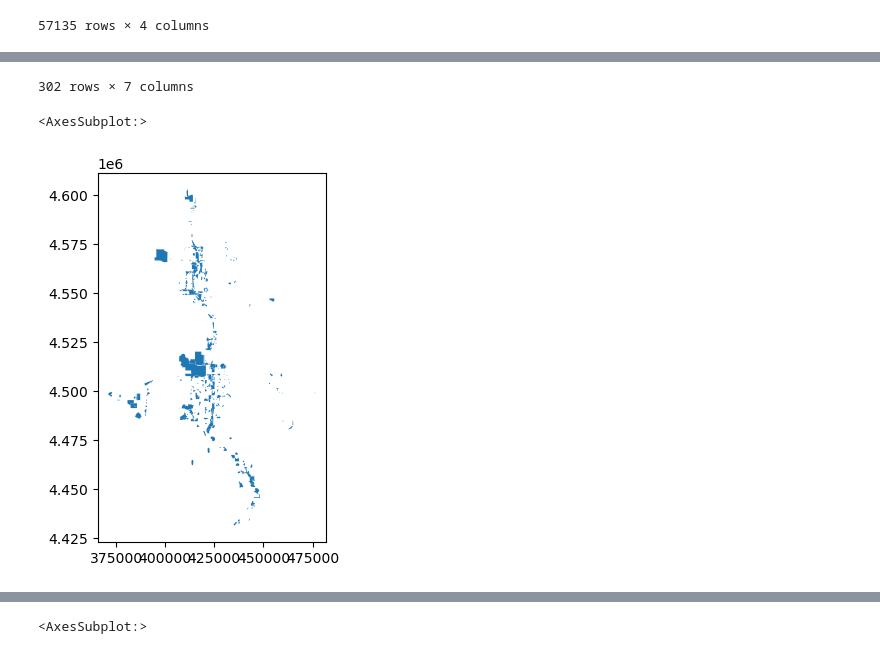
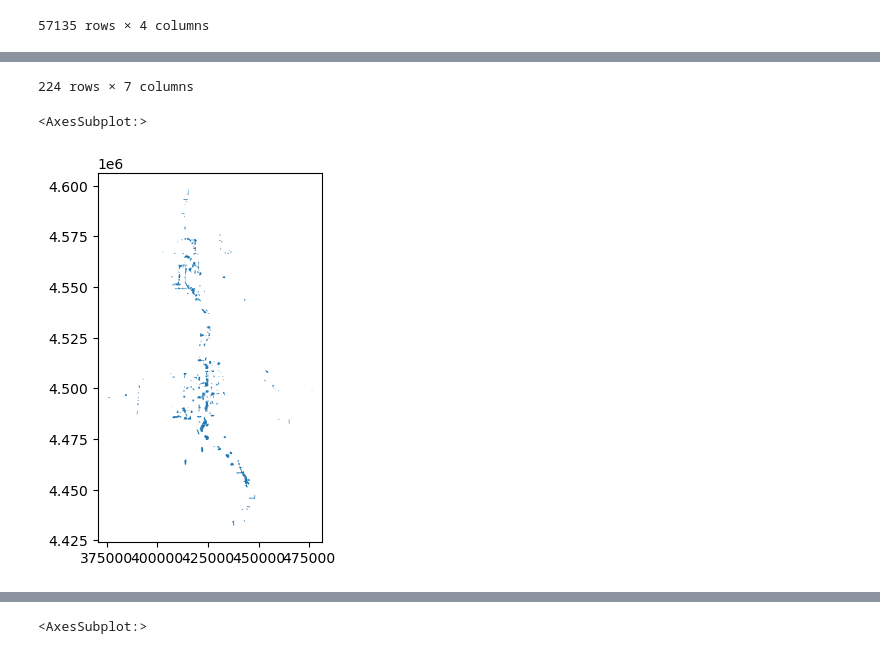
Before and after one commit to WFRCAnalytics/Wasatch-Choice-Land-Use-And-Transit-Scenario, a Jupyter notebook: Prepare-Land-Use-Scenarios.ipynb, the cells around one changed output, grey strips where cells are left out. Saved outputs shown, nothing was run; the diff lists cells and outputs as text; code cells hidden in the pictures.

```diff
--- a/Prepare-Land-Use-Scenarios.ipynb
+++ b/Prepare-Land-Use-Scenarios.ipynb
@@ -23,13 +26,17 @@ tdm_transit_scenario = 'Lin_2032_3Corridors'
 # network shapefile
 tdm_link_shapefile = 'WFv902_MasterNet - Link.shp'
 input_tdm_link_shapefile_folder = 'input/tdm-link-shapefile'
+tdm_node_shapefile = 'WFv902_MasterNet - Node.shp'
+input_tdm_node_shapefile_folder = 'input/tdm-node-shapefile'
 
 # taz shapefile
 taz_shapefile = 'WFv900_TAZ.shp'
 input_taz_shapefile_folder = 'input/taz-shapefile'
 
 # se data
-se_years = ['2032','2042','2050']
+se_years = [2019,2032,2042,2050]
+se_base_year = 2019
+input_model_se_folder = 'input/se-data'
 
 # Projects
 
@@ -45,14 +52,14 @@ display(df_projects)
 
 
 df_centers = pd.DataFrame(data = {
-    'Parameter':           ['FAR', 'bldg size', 'size of hh units', 'sf per employee', 'units per acre', 'sf per acre', '% residential', '% non res', 'gross to net conversion (streets, etc)', 'final units per acre', 'final emps per acre', 'application area', 'application area miles'],
+    'Parameter':           ['FAR', 'bldg_size', 'size_of_hh_units', 'sf_per_employee', 'units_per_acre', 'sf_per_acre', '%_residential', '%_non_res', 'gross_to_net_conversion_(streets,_etc)', 'final_units_per_acre', 'final_emps_per_acre', 'application_area', 'application_area_miles'],
     'Neighborhood Center': [0.6  , 26136      , 1000              , 500              , 26.136          , 52.27        , 0.85           , 0.15       , 0.8                                     , 18                    , 6                    , '1/8 mile radius' , 0.125                   ],
     'City Center':         [1.13 , 49222.8    , 850               , 450              , 57.90917647     , 109.38       , 0.85           , 0.15       , 0.8                                     , 39                    , 13                   , '990 foot radius' , 0.1875                  ],
     'Urban Center':        [1.5  , 65340      , 750               , 400              , 87.12           , 163.35       , 0.85           , 0.15       , 0.8                                     , 59                    , 20                   , '1/4 mile radius' , 0.25                    ]
 })
 df_centers.set_index('Parameter', inplace=True)
 df_centers = df_centers.T.reset_index()
-df_centers.rename(columns={'index':'center type'}, inplace=True)
+df_centers.rename(columns={'index':'center_type'}, inplace=True)
 display(df_centers)
 # %% [output]
 |  | project_id | project_name | tdm_line_name | tdm_model |
@@ -315,7 +417,15 @@ Urban Center
 # read in wasatch choice center dataset and convert to UTM Zone 12N
 gdf_wc_centers = gpd.read_file('input/wasatch-choice-centers/wc-centers.geojson')
 gdf_wc_centers = gdf_wc_centers.to_crs(26912)
-display(gdf_wc_centers)
-display(gdf_wc_centers.plot())
+
+# filter for area types
+# Get the unique center types from df_centers
+center_types = df_centers['center_type'].unique()
+
+# Filter gdf_wc_centers based on the center types
+gdf_filtered_centers = gdf_wc_centers[gdf_wc_centers['AreaType'].isin(center_types)]
+
+display(gdf_filtered_centers)
+display(gdf_filtered_centers.plot())
 # %% [output]
 |  | OBJECTID | AreaName | AreaType | Area | Shape__Area | Shape__Length | geometry |
@@ -333,3 +443,3 @@ display(gdf_wc_centers.plot())
-302 rows × 7 columns
+224 rows × 7 columns
 <AxesSubplot:>
-[figure, old version]
+[figure, new version]
```
Also changed, not shown: parts of 24 cells of this notebook, 11 other files.
